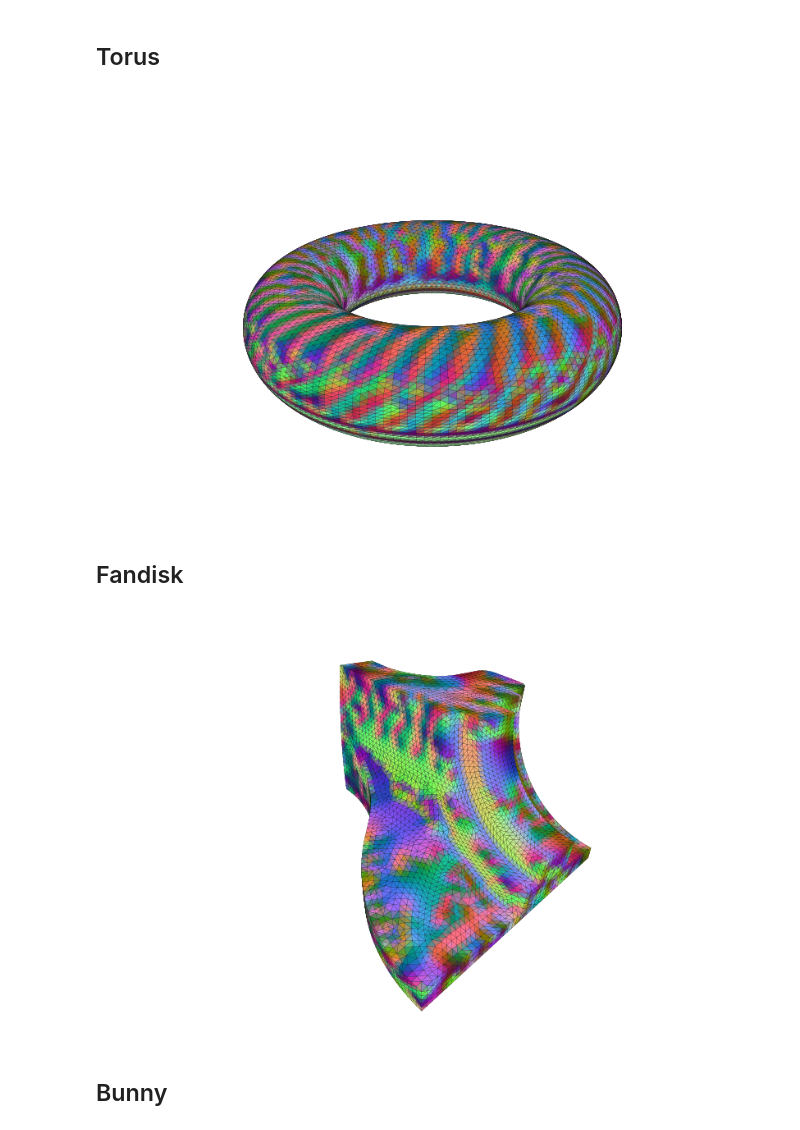
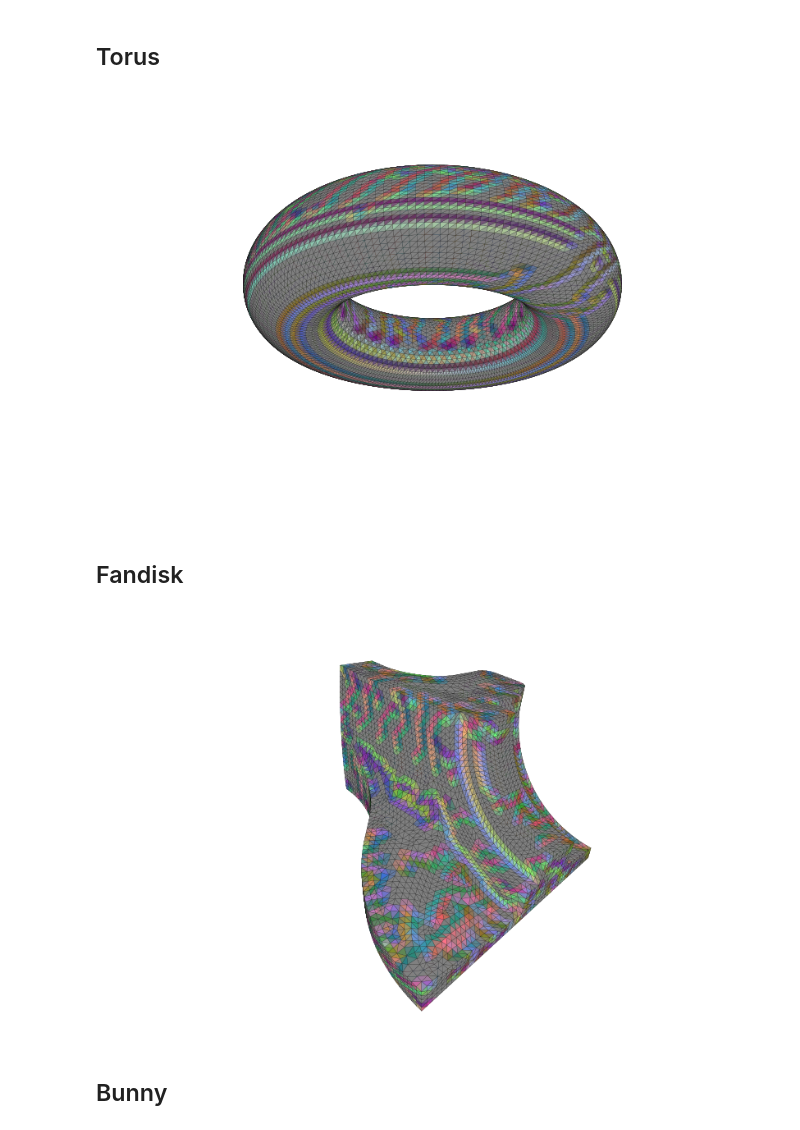
Before and after one commit to tatsy/tinymesh, a Jupyter notebook: examples/python/feature_line_fields.ipynb, the cells around one changed output. Drawn from its saved outputs; the diff is of its cells as text; code cells hidden in the pictures.

```diff
--- a/examples/python/feature_line_fields.ipynb
+++ b/examples/python/feature_line_fields.ipynb
@@ -22,10 +22,10 @@ filename = os.path.join(models_dir, "torus.ply")
 mesh = Mesh(filename)
 mesh.fill_holes()
 # %%
-flf = get_feature_line_field(mesh, smooth_tensors=True)
-viewer.mesh_visualization(mesh, colors=flf * 0.5 + 0.5)
+flf, flags = get_feature_line_field_with_flags(mesh, smooth_tensors=True)
+viewer.mesh_visualization(mesh, colors=flf * flags[:, None] * 0.5 + 0.5)
 # %% [output]
-[figure, old version]
+[figure, new version]
 # %% [markdown]
 ## Fandisk
 # %%
@@ -38,9 +38,9 @@ flf = get_feature_line_field(mesh, smooth_tensors=True)
 viewer.set_identity()
 viewer.lookat(5, 5, 5, 0, -1, 0, 0, 1, 0)
 viewer.perspective(45, viewer.aspect, 1, 100)
-viewer.mesh_visualization(mesh, colors=flf * 0.5 + 0.5)
+viewer.mesh_visualization(mesh, colors=flf * flags[:, None] * 0.5 + 0.5)
 # %% [output]
-[figure, old version]
+[figure, new version]
 # %% [markdown]
 ## Bunny
 # %%
```
Also changed, not shown: parts of 5 cells of this notebook, 6 other files.
